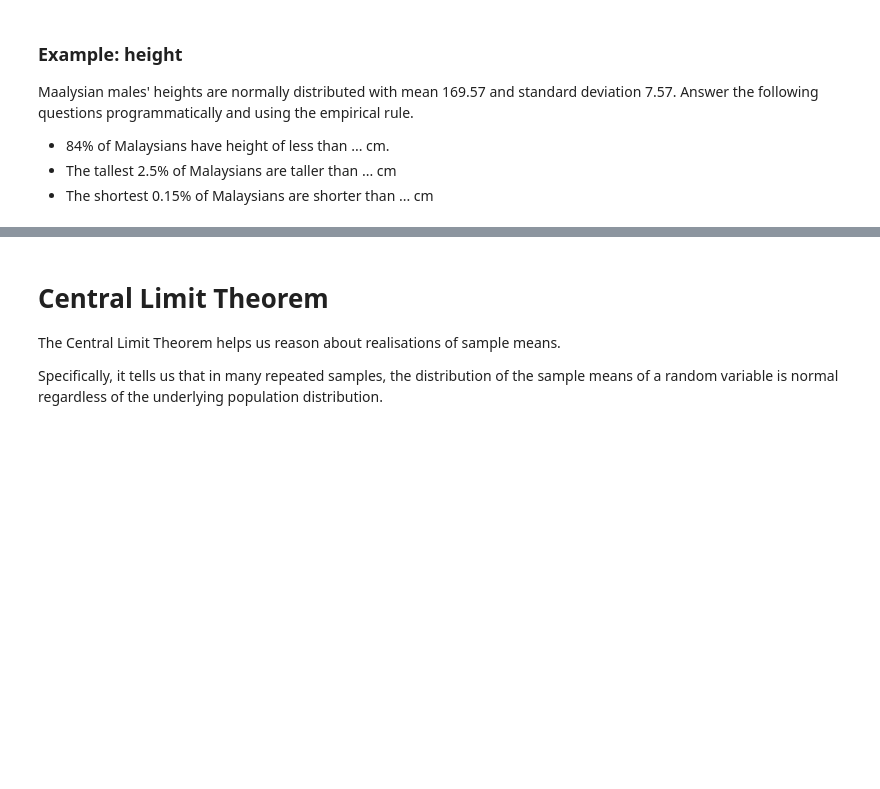
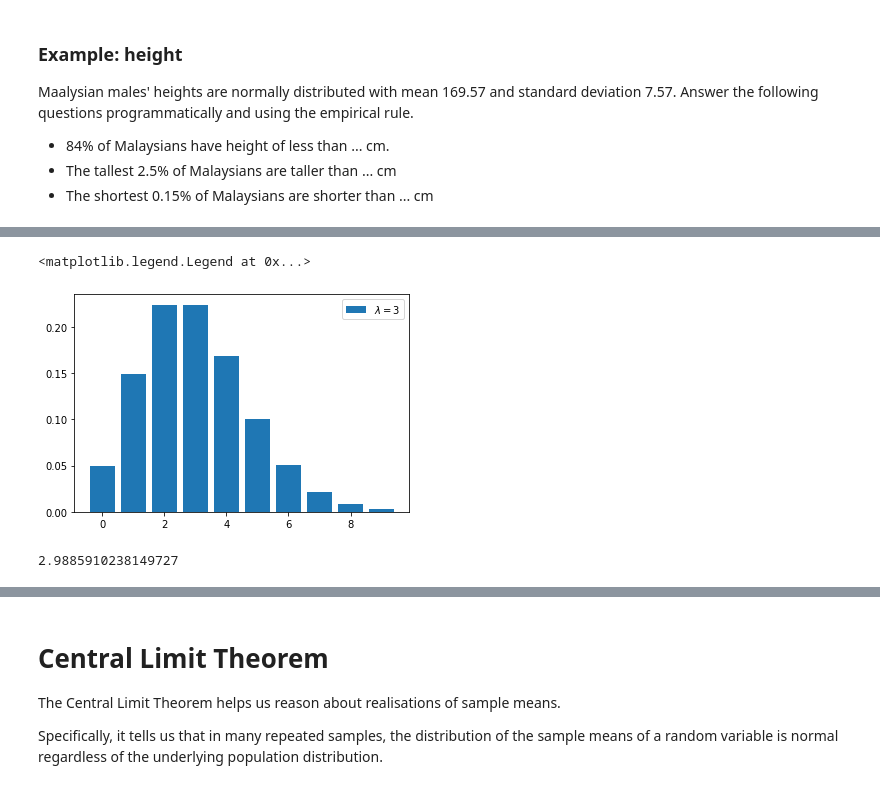
Before and after one commit to CertifaiAI/data-science-fundamentals, a Jupyter notebook: training/01-2_Statistics and Probability.ipynb, the cells around one changed output, grey strips where cells are left out. Saved outputs shown, nothing was run; the diff lists cells and outputs as text; code cells hidden in the pictures; blank space fills up the shorter version.

```diff
--- a/training/01-2_Statistics and Probability.ipynb
+++ b/training/01-2_Statistics and Probability.ipynb
@@ -305,0 +400,10 @@ lambda rate, shape parameter, coincides with mean and variance
+# %%
+plt.bar(x, f3, label="$\lambda=3$")
+plt.legend()
+# %% [output]
+<matplotlib.legend.Legend at 0x...>
+[figure, added]
+# %%
+x @ f3
+# %% [output]
+2.9885910238149727
```
Also changed, not shown: parts of 32 cells of this notebook.
